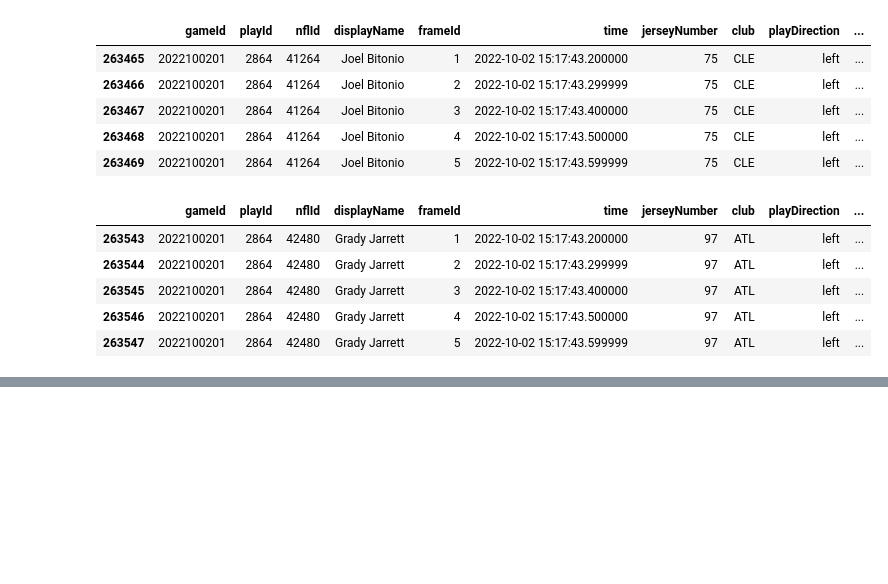
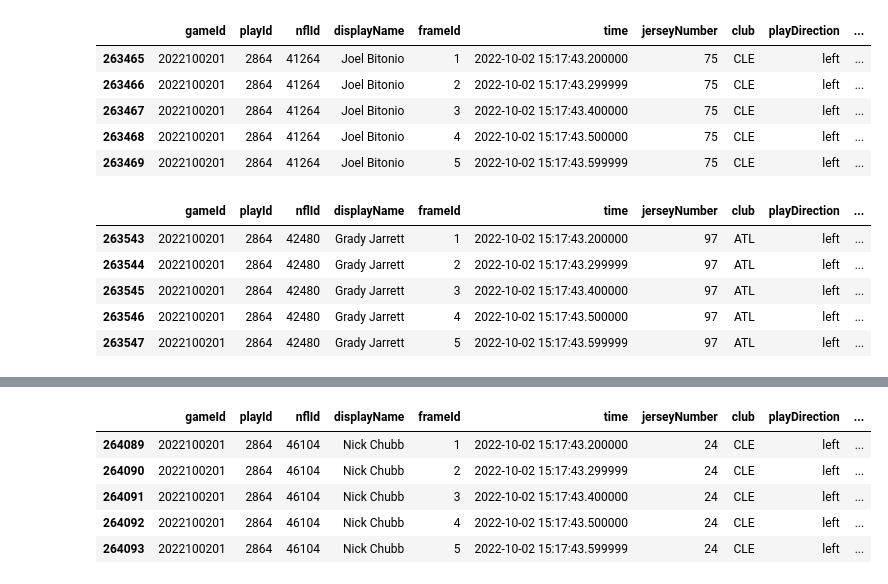
Before and after one commit to SecondHandSushi/NFL_explore_2022, a Jupyter notebook: Exploratory/tracking_week_4_explore.ipynb, the cells around one changed output, grey strips where cells are left out. Drawn from its saved outputs; the diff is of its cells as text; code cells hidden in the pictures; blank space fills up the shorter version.

```diff
--- a/Exploratory/tracking_week_4_explore.ipynb
+++ b/Exploratory/tracking_week_4_explore.ipynb
@@ -304,0 +259,10 @@ plt.show()
+# %%
+chubb_solo_run=chubb_run_df.loc[chubb_run_df['displayName'] == 'Nick Chubb']
+chubb_solo_run.head()
+# %% [output]
+|  | gameId | playId | nflId | displayName | frameId | time | jerseyNumber | club | playDirection | ... |
+| 264089 | 2022100201 | 2864 | 46104 | Nick Chubb | 1 | 2022-10-02 15:17:43.200000 | 24 | CLE | left | ... |
+| 264090 | 2022100201 | 2864 | 46104 | Nick Chubb | 2 | 2022-10-02 15:17:43.299999 | 24 | CLE | left | ... |
+| 264091 | 2022100201 | 2864 | 46104 | Nick Chubb | 3 | 2022-10-02 15:17:43.400000 | 24 | CLE | left | ... |
+| 264092 | 2022100201 | 2864 | 46104 | Nick Chubb | 4 | 2022-10-02 15:17:43.500000 | 24 | CLE | left | ... |
+| 264093 | 2022100201 | 2864 | 46104 | Nick Chubb | 5 | 2022-10-02 15:17:43.599999 | 24 | CLE | left | ... |
```
Also changed, not shown: parts of 16 cells of this notebook, 5 other files.
